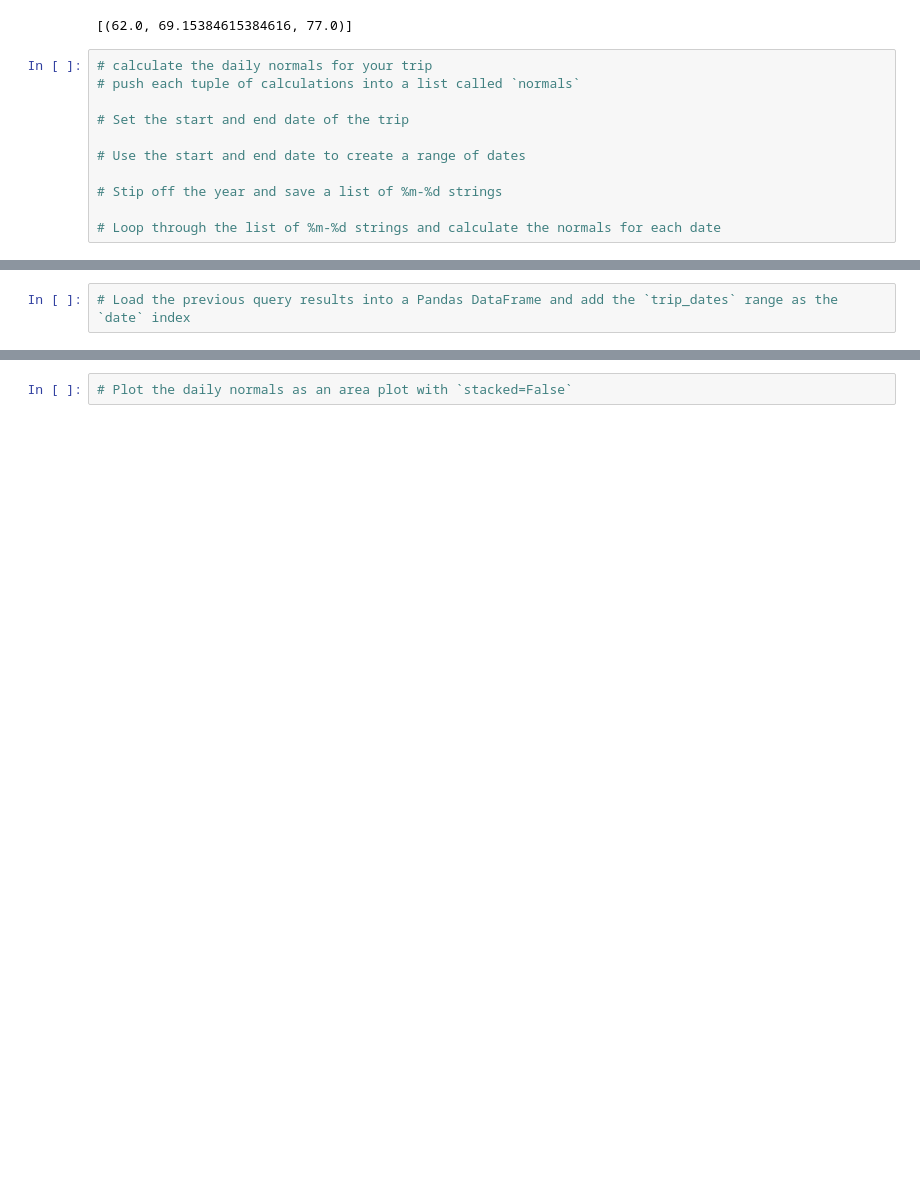
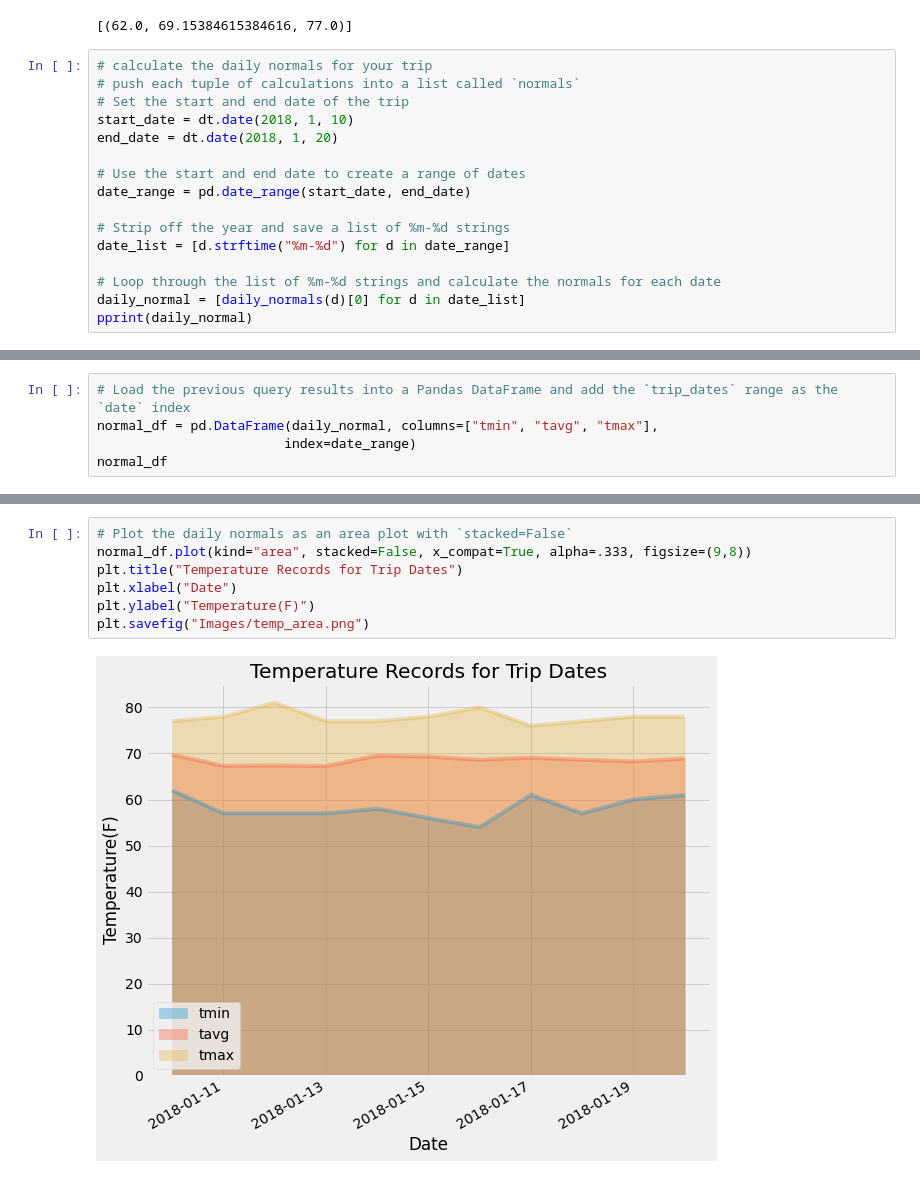
Before and after one commit to J3N1/UCI_Homework_Hwang, a Jupyter notebook: 10-SQLAlchemy_Challenge/climate_starter.ipynb, the cells around one changed output, grey strips where cells are left out. Saved outputs shown, nothing was run; the diff lists cells and outputs as text; blank space fills up the shorter version.

```diff
--- a/10-SQLAlchemy_Challenge/climate_starter.ipynb
+++ b/10-SQLAlchemy_Challenge/climate_starter.ipynb
@@ -225,11 +325,16 @@ daily_normals("01-01")
 # %%
 # calculate the daily normals for your trip
 # push each tuple of calculations into a list called `normals`
-
 # Set the start and end date of the trip
+start_date = dt.date(2018, 1, 10)
+end_date = dt.date(2018, 1, 20)
 
 # Use the start and end date to create a range of dates
+date_range = pd.date_range(start_date, end_date)
 
-# Stip off the year and save a list of %m-%d strings
+# Strip off the year and save a list of %m-%d strings
+date_list = [d.strftime("%m-%d") for d in date_range]
 
 # Loop through the list of %m-%d strings and calculate the normals for each date
+daily_normal = [daily_normals(d)[0] for d in date_list]
+pprint(daily_normal)
@@ -236,2 +353,5 @@ daily_normals("01-01")
 # %%
 # Load the previous query results into a Pandas DataFrame and add the `trip_dates` range as the `date` index
+normal_df = pd.DataFrame(daily_normal, columns=["tmin", "tavg", "tmax"],
+                        index=date_range)
+normal_df
@@ -238,2 +371,9 @@ daily_normals("01-01")
-# %%
-# Plot the daily normals as an area plot with `stacked=False`
+# %%
+# Plot the daily normals as an area plot with `stacked=False`
+normal_df.plot(kind="area", stacked=False, x_compat=True, alpha=.333, figsize=(9,8))
+plt.title("Temperature Records for Trip Dates")
+plt.xlabel("Date")
+plt.ylabel("Temperature(F)")
+plt.savefig("Images/temp_area.png")
+# %% [output]
+[figure, added]
```
Also changed, not shown: parts of 13 cells of this notebook, 3 other files.
